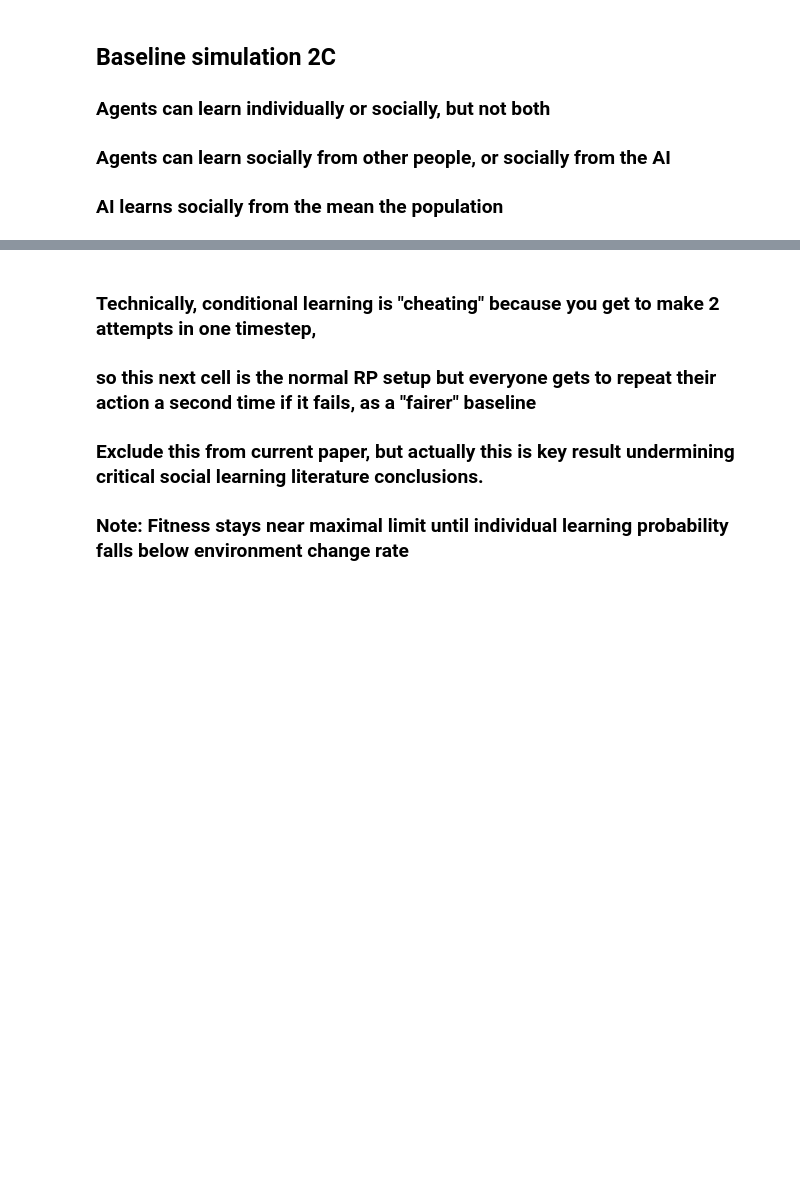
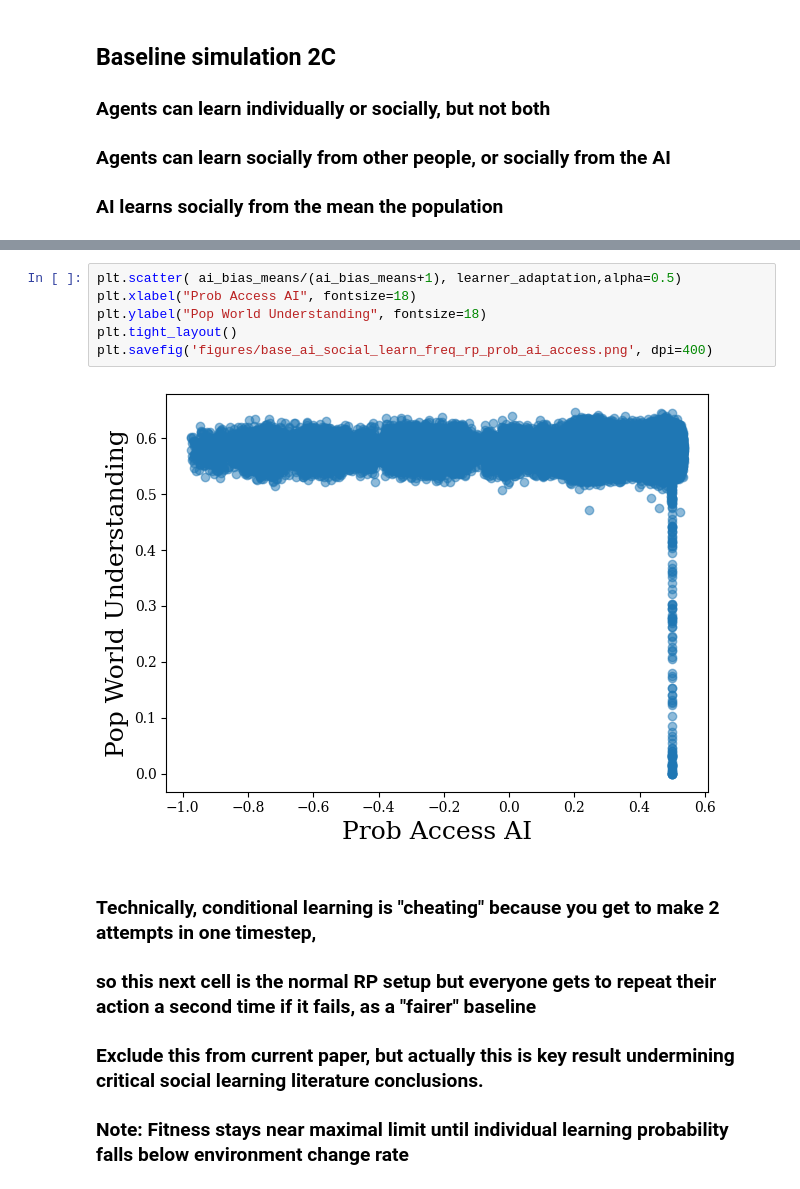
Before and after one commit to collinskatie/ai-rogers-paradox, a Jupyter notebook: sims.ipynb, the cells around one changed output, grey strips where cells are left out. Drawn from its saved outputs; the diff is of its cells as text; blank space fills up the shorter version.

```diff
--- a/sims.ipynb
+++ b/sims.ipynb
@@ -131,3 +134,11 @@ collective model understanding
+# %%
+plt.scatter( ai_bias_means/(ai_bias_means+1), learner_adaptation,alpha=0.5)
+plt.xlabel("Prob Access AI", fontsize=18)
+plt.ylabel("Pop World Understanding", fontsize=18)
+plt.tight_layout()
+plt.savefig('figures/base_ai_social_learn_freq_rp_prob_ai_access.png', dpi=400)
+# %% [output]
+[figure, added]
 # %% [markdown]
 ### Technically, conditional learning is "cheating" because you get to make 2 attempts in one timestep,
 ### so this next cell is the normal RP setup but everyone gets to repeat their action a second time if it fails, as a "fairer" baseline
```
Also changed, not shown: parts of 11 cells of this notebook, 24 other files.
